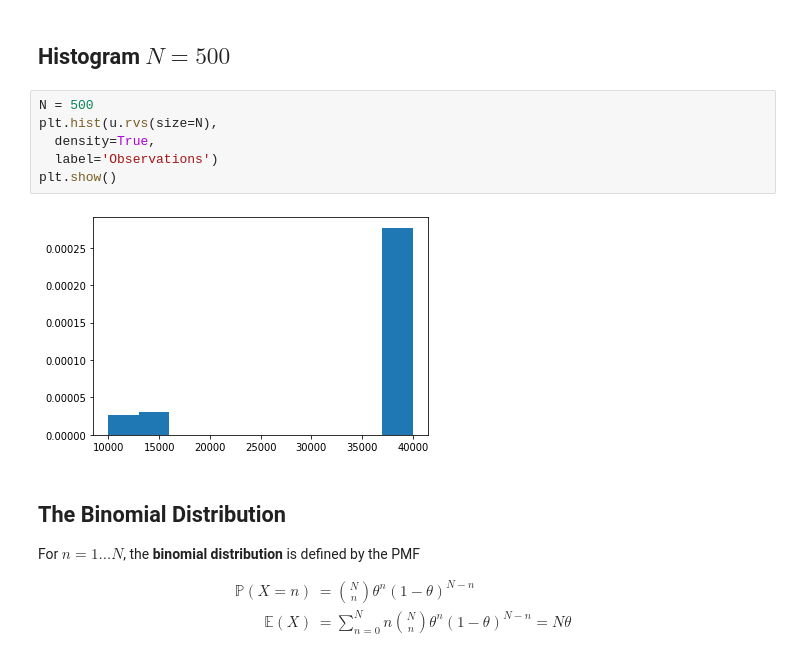
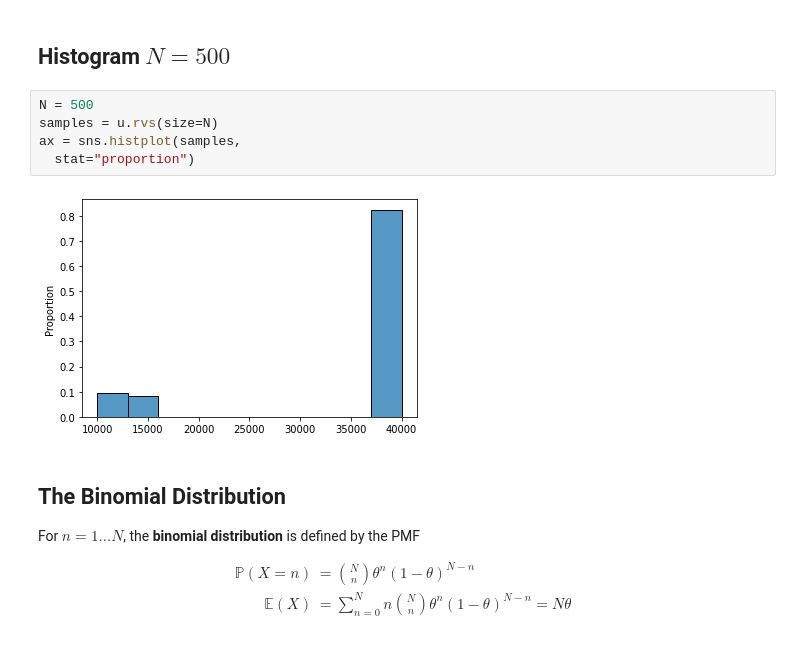
Before and after one commit to ubcecon/ECON526, a Jupyter notebook: lectures/probability.ipynb, the cells around one changed output. Saved outputs shown, nothing was run; the diff lists cells and outputs as text.

```diff
--- a/lectures/probability.ipynb
+++ b/lectures/probability.ipynb
@@ -256,13 +255,12 @@ plt.show()
 # %% [markdown]
 ## Histogram $N=500$
-# %%
-N = 500
-plt.hist(u.rvs(size=N),
-  density=True,
-  label='Observations')
-plt.show()
-# %% [output]
-[figure, removed]
+# %%
+N = 500
+samples = u.rvs(size=N)
+ax = sns.histplot(samples,
+  stat="proportion")
+# %% [output]
+[figure, added]
 # %% [markdown]
 ## The Binomial Distribution
 
```
Also changed, not shown: parts of 21 cells of this notebook, 3 other files.
